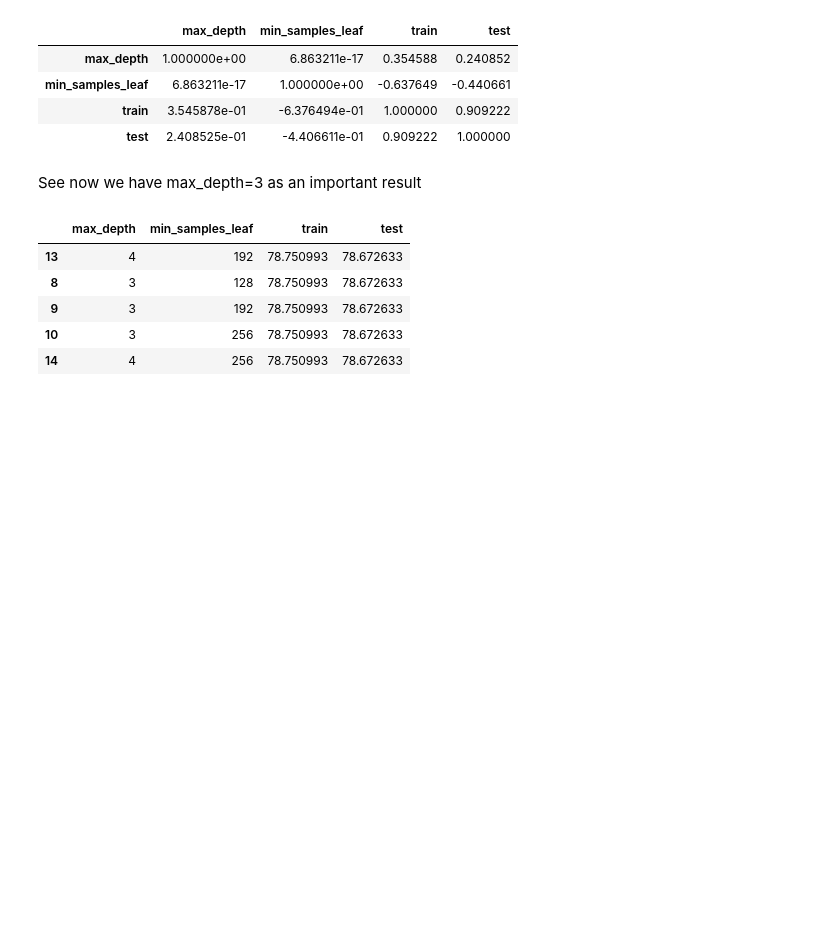
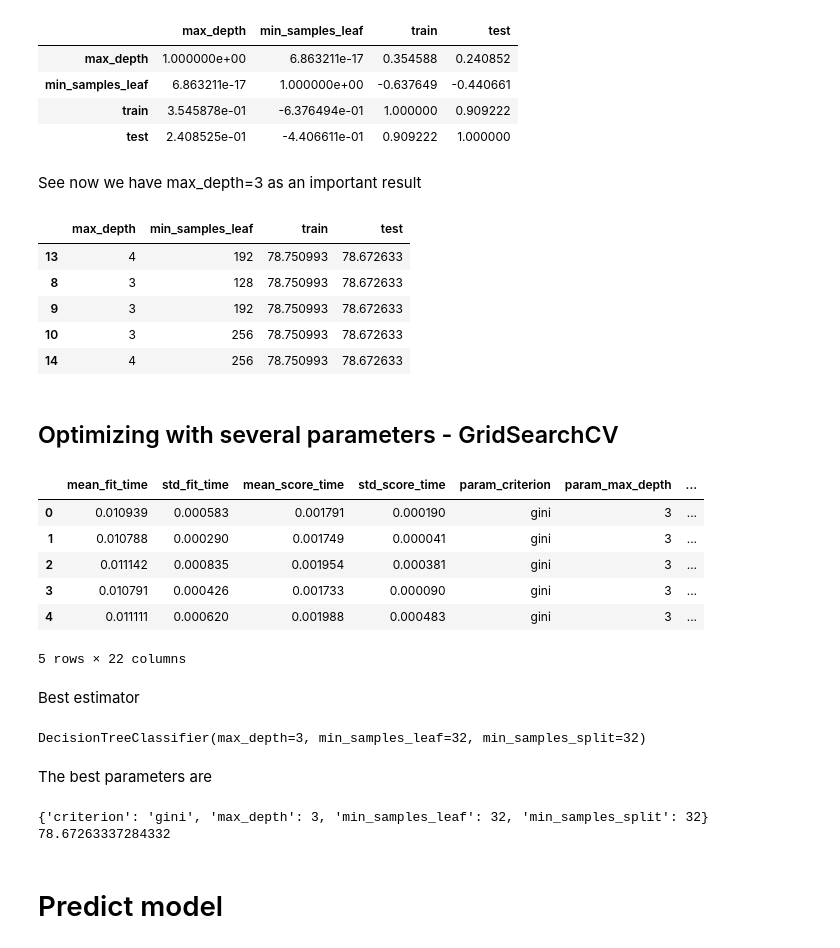
Before and after one commit to MarceloPiemonteRibeiro/learning-Machine-learning, a Jupyter notebook: Optimization/Choosing_parameters_to_optimize_models.ipynb, the cells around one changed output. Cells and saved outputs as stored; diff of their text form; code cells hidden in the pictures; blank space fills up the shorter version.

```diff
--- a/Optimization/Choosing_parameters_to_optimize_models.ipynb
+++ b/Optimization/Choosing_parameters_to_optimize_models.ipynb
@@ -707,3 +729,51 @@ resultados.sort_values("test", ascending=False).head()
 | 9 | 3 | 192 | 78.750993 | 78.672633 |
 | 10 | 3 | 256 | 78.750993 | 78.672633 |
 | 14 | 4 | 256 | 78.750993 | 78.672633 |
+# %% [markdown]
+## Optimizing with several parameters - GridSearchCV
+# %%
+from sklearn.model_selection import GridSearchCV
+
+SEED=301
+np.random.seed(SEED)
+
+espaco_de_parametros = {
+    "max_depth" : [3, 5], # we choose only 2 values for max_depth
+    "min_samples_split": [32, 64, 128],
+    "min_samples_leaf": [32, 64, 128],
+    "criterion": ["gini", "entropy"] # another dimension
+
+}
+
+busca = GridSearchCV(DecisionTreeClassifier(),
+                    espaco_de_parametros,
+                    cv = GroupKFold(n_splits = 10))
+
+busca.fit(x_azar, y_azar,groups = dados.modelo)
+resultados = pd.DataFrame(busca.cv_results_)
+resultados.head()
+# %% [output]
+|  | mean_fit_time | std_fit_time | mean_score_time | std_score_time | param_criterion | param_max_depth | ... |
+| 0 | 0.010939 | 0.000583 | 0.001791 | 0.000190 | gini | 3 | ... |
+| 1 | 0.010788 | 0.000290 | 0.001749 | 0.000041 | gini | 3 | ... |
+| 2 | 0.011142 | 0.000835 | 0.001954 | 0.000381 | gini | 3 | ... |
+| 3 | 0.010791 | 0.000426 | 0.001733 | 0.000090 | gini | 3 | ... |
+| 4 | 0.011111 | 0.000620 | 0.001988 | 0.000483 | gini | 3 | ... |
+5 rows × 22 columns
+# %% [markdown]
+Best estimator
+# %%
+best=busca.best_estimator_
+best
+# %% [output]
+DecisionTreeClassifier(max_depth=3, min_samples_leaf=32, min_samples_split=32)
+# %% [markdown]
+The best parameters are
+# %%
+print(busca.best_params_)
+print(busca.best_score_ * 100)
+# %% [output]
+{'criterion': 'gini', 'max_depth': 3, 'min_samples_leaf': 32, 'min_samples_split': 32}
+78.67263337284332
+# %% [markdown]
+# Predict model
```
Also changed, not shown: parts of 22 cells of this notebook.
